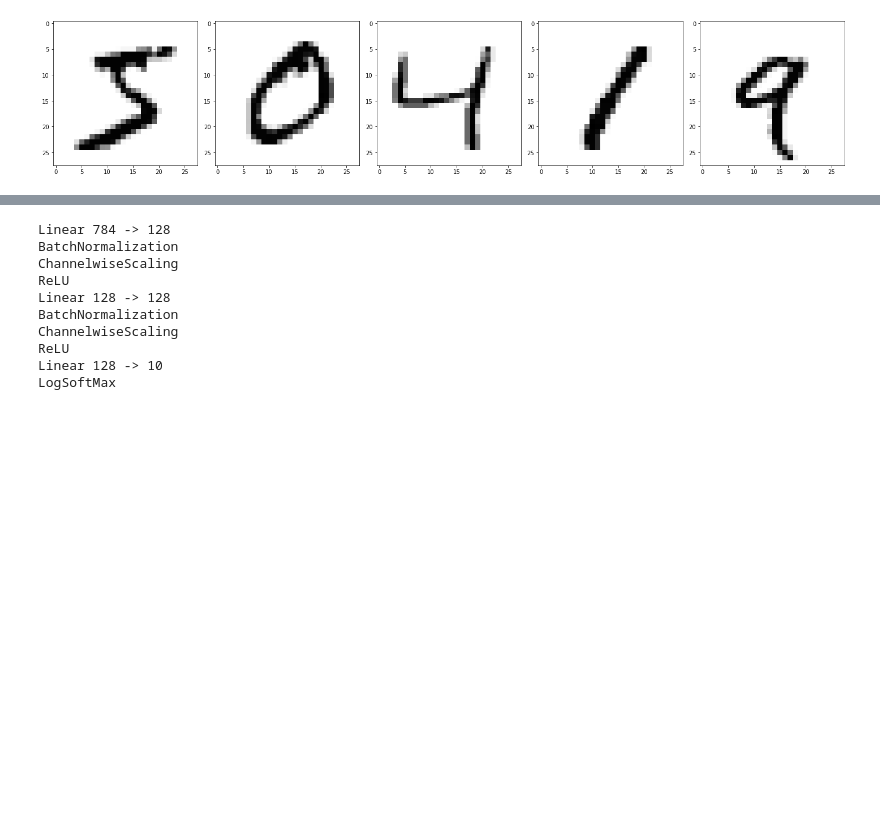
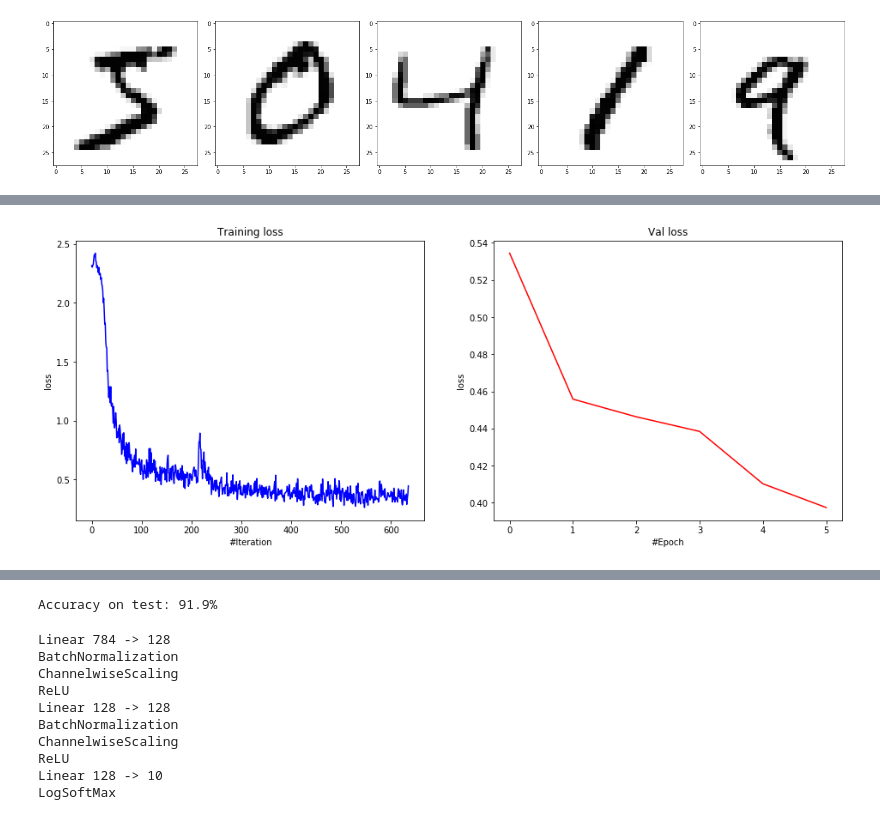
Before and after one commit to Andre6o6/mlcourse-2019, a Jupyter notebook: task3_AIO_with_notes.ipynb, the cells around one changed output, grey strips where cells are left out. Drawn from its saved outputs; the diff is of its cells as text; code cells hidden in the pictures; blank space fills up the shorter version.

```diff
--- a/task3_AIO_with_notes.ipynb
+++ b/task3_AIO_with_notes.ipynb
@@ -1006,0 +1049,69 @@ def sgd_momentum(x, dx, config, state):
+# %%
+from IPython import display
+
+n_epoch = 6
+
+history = []
+val_losses = []
+for i in range(n_epoch):
+    net.train()
+
+    # LR schedule
+    if i>=2:
+        optimizer_config['learning_rate'] = 0.05
+
+    train_loss = 0
+    for x_batch, y_batch in get_batches((X_train, y_train), batch_size):
+        y_batch = y_batch.reshape(-1)
+
+        net.zeroGradParameters()
+
+        # Forward
+        predictions = net.forward(x_batch)
+        loss = criterion.forward(predictions, y_batch)
+
+        # Backward
+        dp = criterion.backward(predictions, y_batch)
+        net.backward(x_batch, dp)
+
+        # Update weights
+        sgd_momentum(net.getParameters(),
+                     net.getGradParameters(),
+                     optimizer_config,
+                     optimizer_state)
+
+        train_loss += loss
+        history.append(loss)
+    train_loss /= n_iters
+
+
+    net.evaluate()
+    val_loss = 0
+    for x_batch, y_batch in get_batches((X_val, y_val), batch_size):
+        y_batch = y_batch.reshape(-1)
+
+        # Forward
+        predictions = net.forward(x_batch)
+        val_loss += criterion.forward(predictions, y_batch)
+
+    val_loss /= n_val_iters
+    val_losses.append(val_loss)
+
+
+    # Visualize
+    display.clear_output(wait=True)
+
+    fig, (ax1, ax2) = plt.subplots(1, 2, figsize=(16, 6))
+
+    ax1.set_title("Training loss")
+    ax1.set(xlabel="#Iteration", ylabel="loss")
+    ax1.plot(history, 'b')
+
+    ax2.set_title("Val loss")
+    ax2.set(xlabel="#Epoch", ylabel="loss")
+    ax2.plot(val_losses, 'r')
+
+    plt.show()
+    print('[{}] train loss: {}\tval loss: {}'.format(i, train_loss, val_loss))
+# %% [output]
+[figure, added]
@@ -1007 +1119,7 @@ def sgd_momentum(x, dx, config, state):
+# %%
+y_pred = np.argmax(net.forward(X_test), axis=1)
+acc = accuracy(y_pred, y_test.reshape(-1))
+print("Accuracy on test: {}%".format(acc*100))
+# %% [output]
+Accuracy on test: 91.9%
 # %%
```
Also changed, not shown: parts of 13 cells of this notebook.
